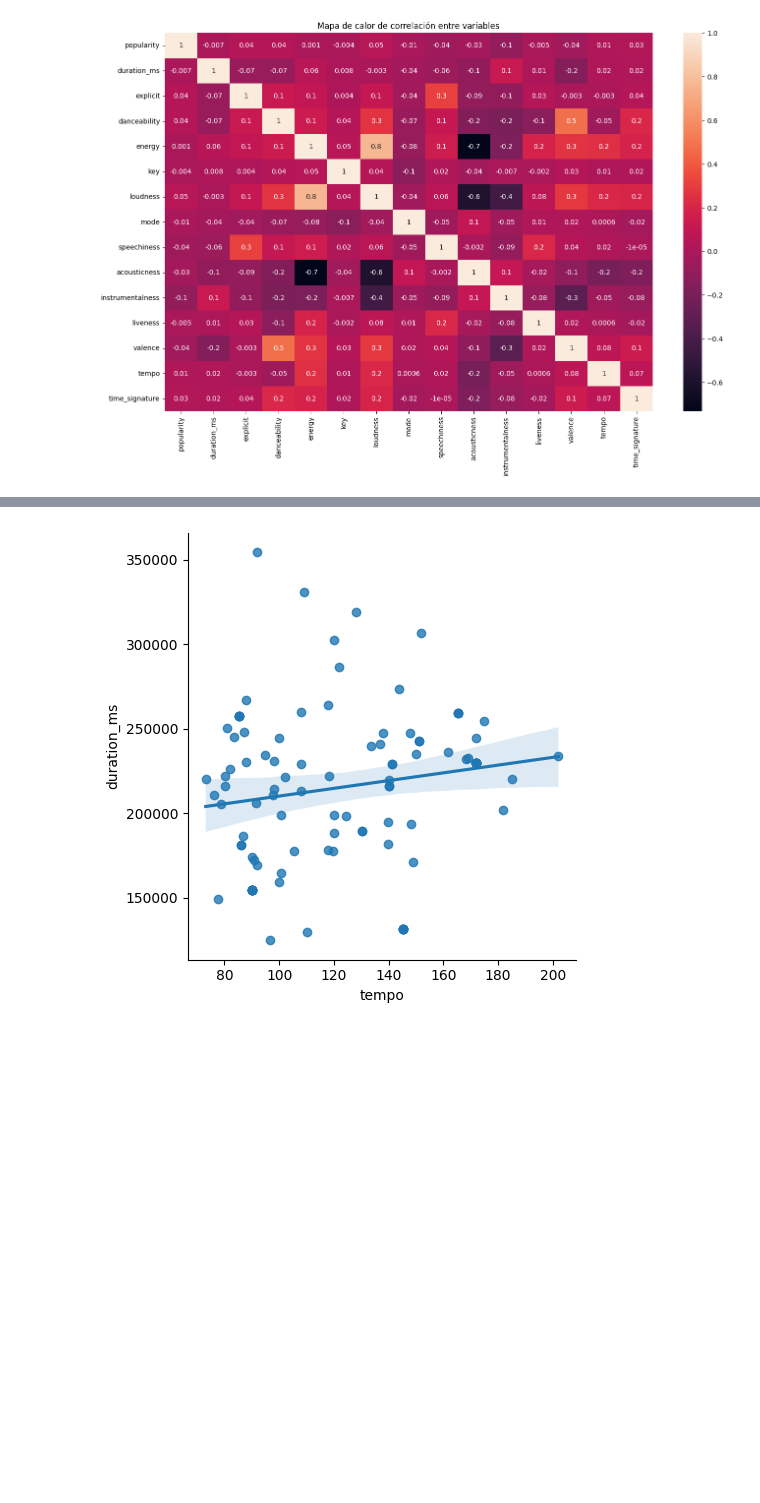
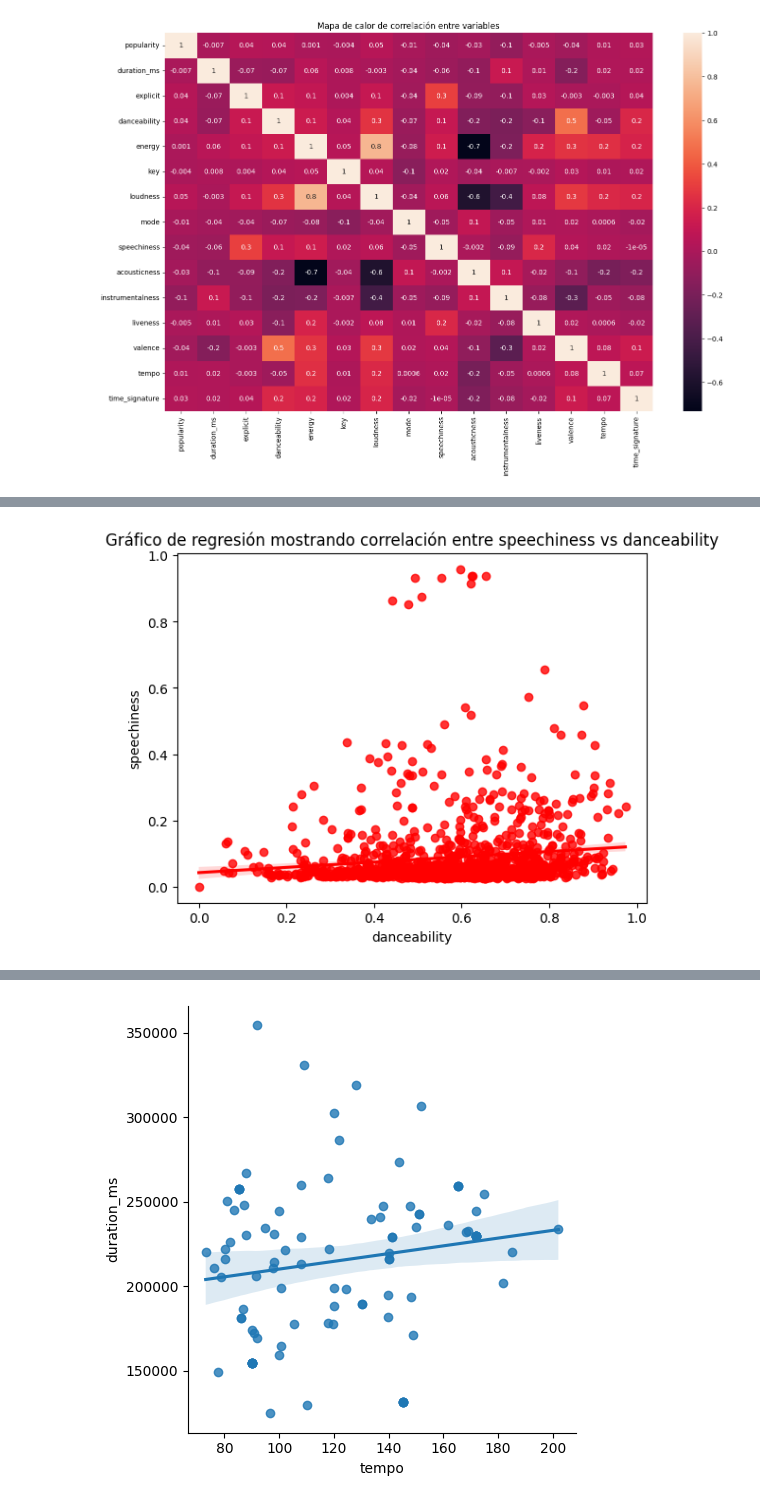
Before and after one commit to FacundoCardozo5/Nuevo-repo, a Jupyter notebook: notebooks/Proyecto_ParteIII_Cardozo.ipynb, the cells around one changed output, grey strips where cells are left out. Drawn from its saved outputs; the diff is of its cells as text; code cells hidden in the pictures; blank space fills up the shorter version.

```diff
--- a/notebooks/Proyecto_ParteIII_Cardozo.ipynb
+++ b/notebooks/Proyecto_ParteIII_Cardozo.ipynb
@@ -341,2 +351,8 @@ len(sample)
+# %%
+sns.regplot(data=sample, y="speechiness", x="danceability", color="r")
+plt.title("Gráfico de regresión mostrando correlación entre speechiness vs danceability")
+plt.show()
+# %% [output]
+[figure, added]
 # %%
 sns.regplot(data=sample, y="loudness", x="energy", color="r")
```
Also changed, not shown: parts of 10 cells of this notebook.
